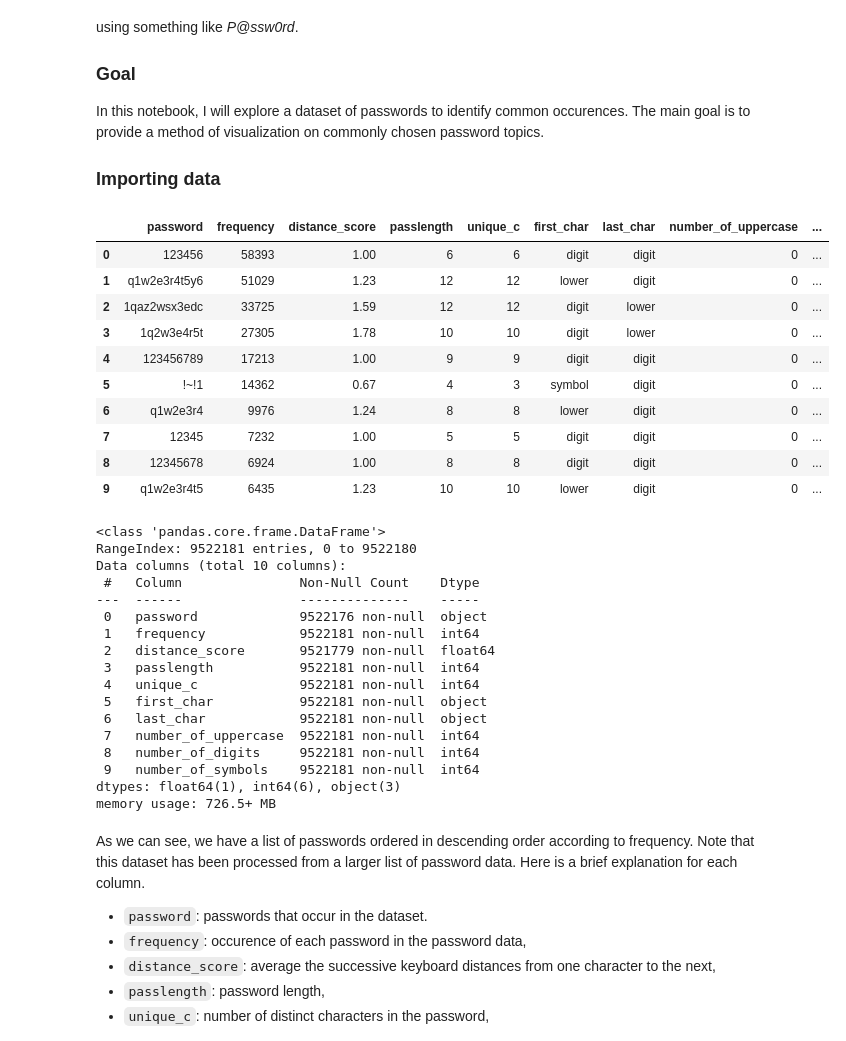
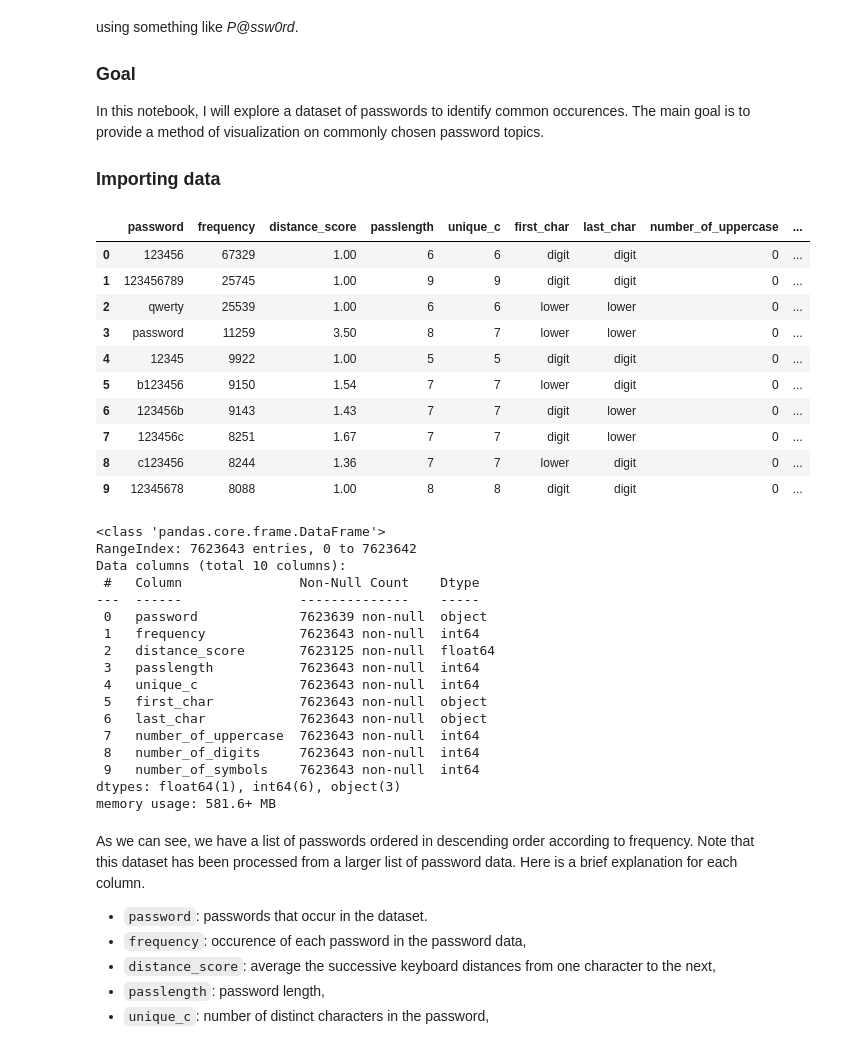
Before and after one commit to ptdk1020/PasswordStrength, a Jupyter notebook: Notebooks/VisualinsightsIntoPasswords.ipynb, the cells around one changed output. Saved outputs shown, nothing was run; the diff lists cells and outputs as text; code cells hidden in the pictures.

```diff
--- a/Notebooks/VisualinsightsIntoPasswords.ipynb
+++ b/Notebooks/VisualinsightsIntoPasswords.ipynb
@@ -28,41 +21,41 @@ from sklearn.preprocessing import StandardScaler
 from zxcvbn import zxcvbn
 # %%
 # Loading the data into a pandas dataframe
-df = pd.read_csv('../data/dataset/USA1.csv')
+df = pd.read_csv('../data/dataset/USA2.csv')
 df.head(10)
 # %% [output]
 |  | password | frequency | distance_score | passlength | unique_c | first_char | last_char | number_of_uppercase | ... |
-| 0 | 123456 | 58393 | 1.00 | 6 | 6 | digit | digit | 0 | ... |
-| 1 | q1w2e3r4t5y6 | 51029 | 1.23 | 12 | 12 | lower | digit | 0 | ... |
-| 2 | 1qaz2wsx3edc | 33725 | 1.59 | 12 | 12 | digit | lower | 0 | ... |
-| 3 | 1q2w3e4r5t | 27305 | 1.78 | 10 | 10 | digit | lower | 0 | ... |
-| 4 | 123456789 | 17213 | 1.00 | 9 | 9 | digit | digit | 0 | ... |
-| 5 | !~!1 | 14362 | 0.67 | 4 | 3 | symbol | digit | 0 | ... |
-| 6 | q1w2e3r4 | 9976 | 1.24 | 8 | 8 | lower | digit | 0 | ... |
-| 7 | 12345 | 7232 | 1.00 | 5 | 5 | digit | digit | 0 | ... |
-| 8 | 12345678 | 6924 | 1.00 | 8 | 8 | digit | digit | 0 | ... |
-| 9 | q1w2e3r4t5 | 6435 | 1.23 | 10 | 10 | lower | digit | 0 | ... |
+| 0 | 123456 | 67329 | 1.00 | 6 | 6 | digit | digit | 0 | ... |
+| 1 | 123456789 | 25745 | 1.00 | 9 | 9 | digit | digit | 0 | ... |
+| 2 | qwerty | 25539 | 1.00 | 6 | 6 | lower | lower | 0 | ... |
+| 3 | password | 11259 | 3.50 | 8 | 7 | lower | lower | 0 | ... |
+| 4 | 12345 | 9922 | 1.00 | 5 | 5 | digit | digit | 0 | ... |
+| 5 | b123456 | 9150 | 1.54 | 7 | 7 | lower | digit | 0 | ... |
+| 6 | 123456b | 9143 | 1.43 | 7 | 7 | digit | lower | 0 | ... |
+| 7 | 123456c | 8251 | 1.67 | 7 | 7 | digit | lower | 0 | ... |
+| 8 | c123456 | 8244 | 1.36 | 7 | 7 | lower | digit | 0 | ... |
+| 9 | 12345678 | 8088 | 1.00 | 8 | 8 | digit | digit | 0 | ... |
 # %%
 # description of the dataframe
 df.info(verbose=True,null_counts=True)
 # %% [output]
 <class 'pandas.core.frame.DataFrame'>
-RangeIndex: 9522181 entries, 0 to 9522180
+RangeIndex: 7623643 entries, 0 to 7623642
 Data columns (total 10 columns):
  #   Column               Non-Null Count    Dtype
 ---  ------               --------------    -----
- 0   password             9522176 non-null  object
- 1   frequency            9522181 non-null  int64
- 2   distance_score       9521779 non-null  float64
- 3   passlength           9522181 non-null  int64
- 4   unique_c             9522181 non-null  int64
- 5   first_char           9522181 non-null  object
- 6   last_char            9522181 non-null  object
- 7   number_of_uppercase  9522181 non-null  int64
- 8   number_of_digits     9522181 non-null  int64
- 9   number_of_symbols    9522181 non-null  int64
+ 0   password             7623639 non-null  object
+ 1   frequency            7623643 non-null  int64
+ 2   distance_score       7623125 non-null  float64
+ 3   passlength           7623643 non-null  int64
+ 4   unique_c             7623643 non-null  int64
+ 5   first_char           7623643 non-null  object
+ 6   last_char            7623643 non-null  object
+ 7   number_of_uppercase  7623643 non-null  int64
+ 8   number_of_digits     7623643 non-null  int64
+ 9   number_of_symbols    7623643 non-null  int64
 dtypes: float64(1), int64(6), object(3)
-memory usage: 726.5+ MB
+memory usage: 581.6+ MB
 # %% [markdown]
 As we can see, we have a list of passwords ordered in descending order according to frequency. Note that this dataset has been processed from a larger list of password data. Here is a brief explanation for each column.
 
```
Also changed, not shown: parts of 11 cells of this notebook, 1 other file.
